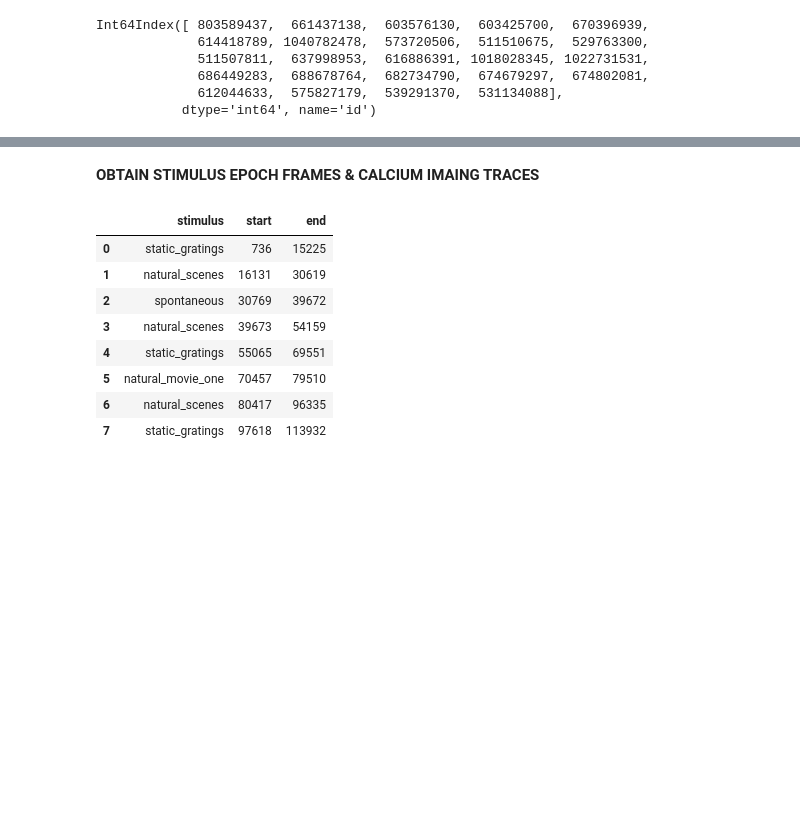
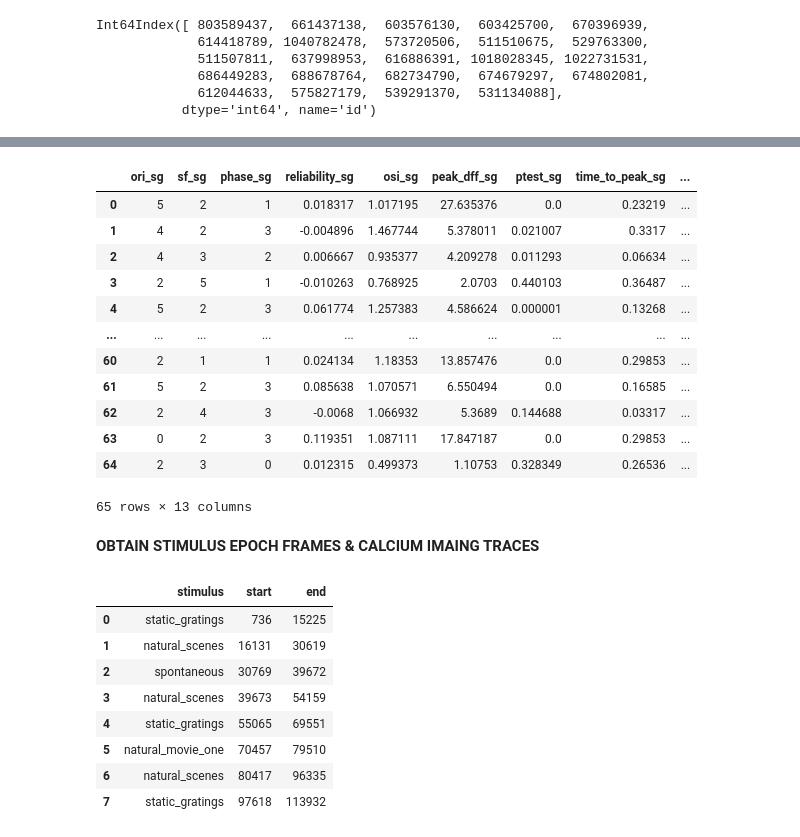
Before and after one commit to nyin01/natural-scene-tuning, a Jupyter notebook: scripts/two_photon.ipynb, the cells around one changed output, grey strips where cells are left out. Saved outputs shown, nothing was run; the diff lists cells and outputs as text; code cells hidden in the pictures; blank space fills up the shorter version.

```diff
--- a/scripts/two_photon.ipynb
+++ b/scripts/two_photon.ipynb
@@ -232,3 +225,39 @@ save_dirs
+# %%
+# sanity check
+from allensdk.brain_observatory.static_gratings import StaticGratings
+experiment_data = BrainObservatoryNwbDataSet('ophys_experiment_data/529763302.nwb')
+# Create my StaticGratings Object
+
+sg = StaticGratings(experiment_data)
+# Return dataframe of peak conditions
+sg_df = sg.peak
+cell_specimen_id = sg_df['cell_specimen_id']
+num_cells = len(cell_specimen_id)
+# multiplying by 30 and adding to list of preferred orientations
+pref_ori = []
+for i in range(num_cells):
+    pref_ori.append(sg_df['ori_sg'][i]*30)
+pref_ori_dict = {
+    'cell_specimen_id': cell_specimen_id,
+    'pref_ori': pref_ori
+}
+pref_ori_df = pd.DataFrame(pref_ori_dict)
+# %%
+sg_df
+# %% [output]
+|  | ori_sg | sf_sg | phase_sg | reliability_sg | osi_sg | peak_dff_sg | ptest_sg | time_to_peak_sg | ... |
+| 0 | 5 | 2 | 1 | 0.018317 | 1.017195 | 27.635376 | 0.0 | 0.23219 | ... |
+| 1 | 4 | 2 | 3 | -0.004896 | 1.467744 | 5.378011 | 0.021007 | 0.3317 | ... |
+| 2 | 4 | 3 | 2 | 0.006667 | 0.935377 | 4.209278 | 0.011293 | 0.06634 | ... |
+| 3 | 2 | 5 | 1 | -0.010263 | 0.768925 | 2.0703 | 0.440103 | 0.36487 | ... |
+| 4 | 5 | 2 | 3 | 0.061774 | 1.257383 | 4.586624 | 0.000001 | 0.13268 | ... |
+| ... | ... | ... | ... | ... | ... | ... | ... | ... | ... |
+| 60 | 2 | 1 | 1 | 0.024134 | 1.18353 | 13.857476 | 0.0 | 0.29853 | ... |
+| 61 | 5 | 2 | 3 | 0.085638 | 1.070571 | 6.550494 | 0.0 | 0.16585 | ... |
+| 62 | 2 | 4 | 3 | -0.0068 | 1.066932 | 5.3689 | 0.144688 | 0.03317 | ... |
+| 63 | 0 | 2 | 3 | 0.119351 | 1.087111 | 17.847187 | 0.0 | 0.29853 | ... |
+| 64 | 2 | 3 | 0 | 0.012315 | 0.499373 | 1.10753 | 0.328349 | 0.26536 | ... |
+65 rows × 13 columns
 # %% [markdown]
 **OBTAIN STIMULUS EPOCH FRAMES & CALCIUM IMAING TRACES**
 # %%
```
Also changed, not shown: parts of 3 cells of this notebook, 50 other files.
